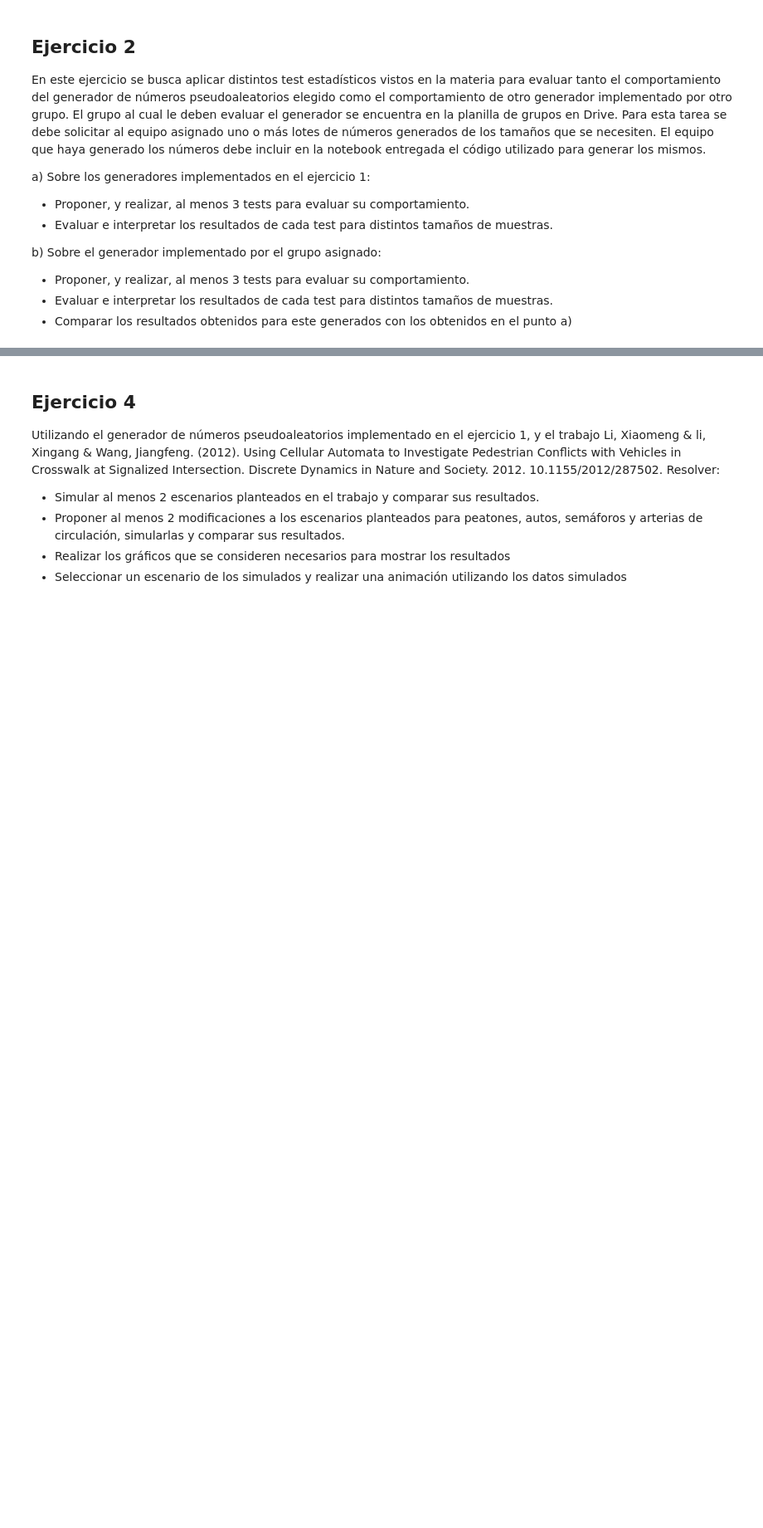
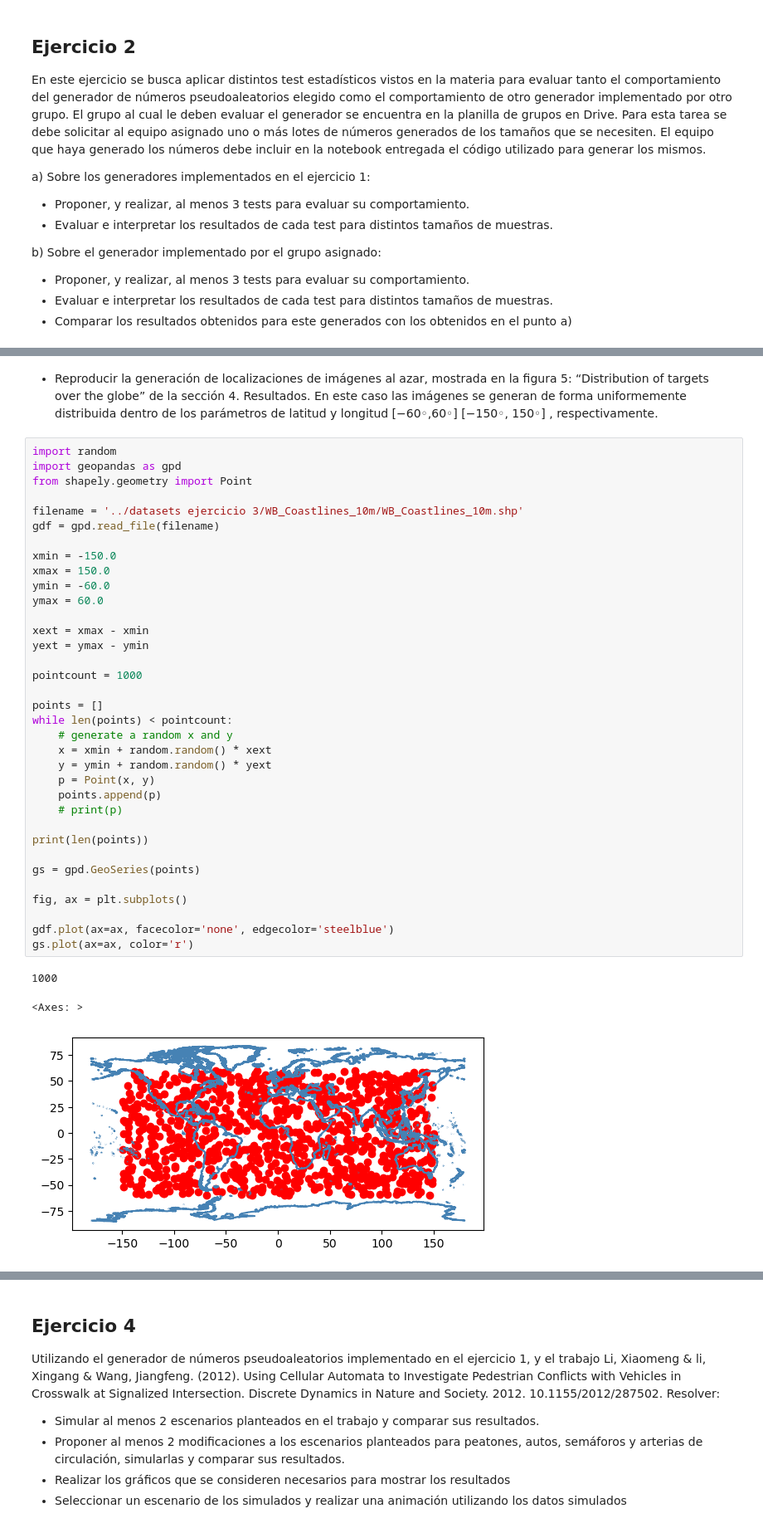
Before and after one commit to MartinCohen98/simulacion_tp1_grupo2_1c2024, a Jupyter notebook: mixmax_rng.ipynb, the cells around one changed output, grey strips where cells are left out. Shown at 83% size. Drawn from its saved outputs; the diff is of its cells as text; blank space fills up the shorter version.

Commit message:
Add random points into a dataset

```diff
--- a/mixmax_rng.ipynb
+++ b/mixmax_rng.ipynb
@@ -196,0 +189,45 @@ calcular el factor de rendimiento de forma empírica.
+# %% [markdown]
+- Reproducir la generación de localizaciones de imágenes al azar,
+mostrada en la figura 5: “Distribution of targets over the globe” de la
+sección 4. Resultados. En este caso las imágenes se generan de forma
+uniformemente distribuida dentro de los parámetros de latitud y
+longitud [−60◦,60◦] [−150◦, 150◦] , respectivamente.
+# %%
+import random
+import geopandas as gpd
+from shapely.geometry import Point
+
+filename = '../datasets ejercicio 3/WB_Coastlines_10m/WB_Coastlines_10m.shp'
+gdf = gpd.read_file(filename)
+
+xmin = -150.0
+xmax = 150.0
+ymin = -60.0
+ymax = 60.0
+
+xext = xmax - xmin
+yext = ymax - ymin
+
+pointcount = 1000
+
+points = []
+while len(points) < pointcount:
+    # generate a random x and y
+    x = xmin + random.random() * xext
+    y = ymin + random.random() * yext
+    p = Point(x, y)
+    points.append(p)
+    # print(p)
+
+print(len(points))
+
+gs = gpd.GeoSeries(points)
+
+fig, ax = plt.subplots()
+
+gdf.plot(ax=ax, facecolor='none', edgecolor='steelblue')
+gs.plot(ax=ax, color='r')
+# %% [output]
+1000
+<Axes: >
+[figure, added]
```
Also changed, not shown: parts of 10 cells of this notebook.
